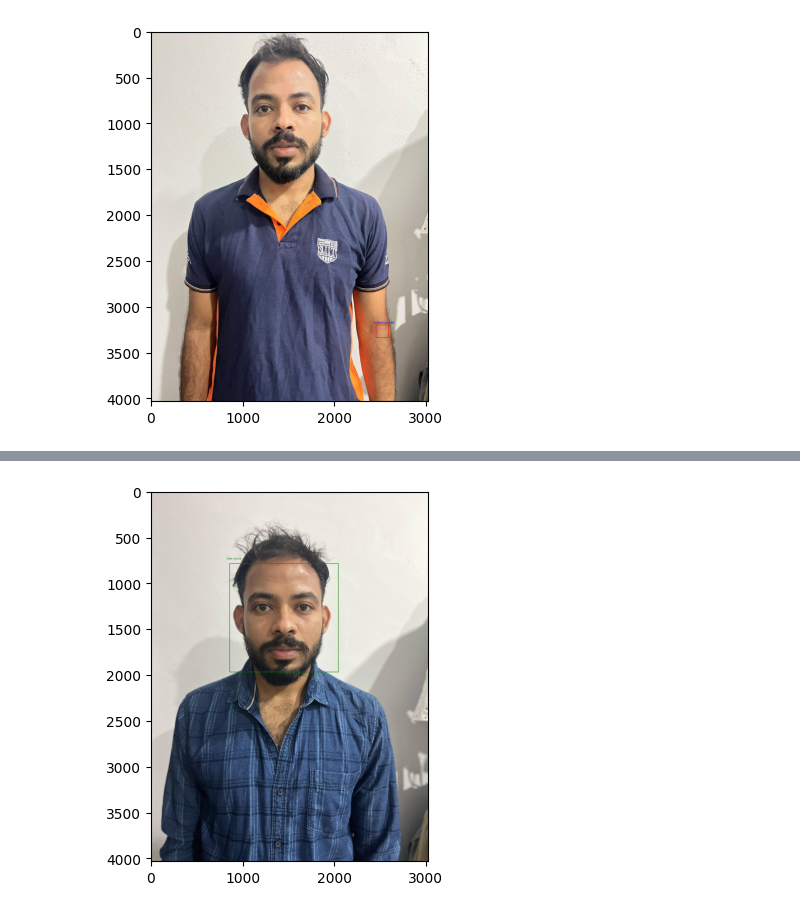
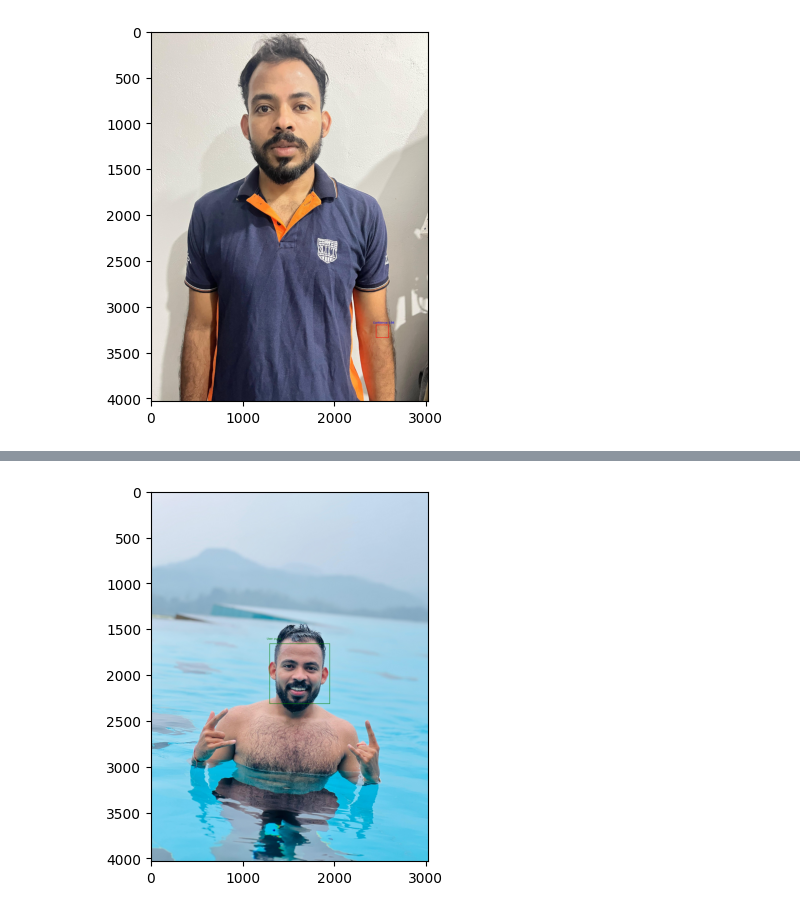
Before and after one commit to purnalakshitha99/user-verification-service, a Jupyter notebook: face_recogntion.ipynb, the cells around one changed output, grey strips where cells are left out. Cells and saved outputs as stored; diff of their text form; code cells hidden in the pictures.

```diff
--- a/face_recogntion.ipynb
+++ b/face_recogntion.ipynb
@@ -398,7 +396,7 @@ Retrieve Facial Areas : [(888, 377, 1121, 1121), (2868, 2149, 73, 73), (2446, 32
 # %%
-verify_and_visualize_user("purna", 'data/test_images/purna (11).jpg')
+verify_and_visualize_user("purna", 'data/test_images/purna 99.jpg')
 # %% [output]
-[figure, old version]
+[figure, new version]
 # %%
 verify_and_visualize_user_realtime("purna")
 # %% [output]
```
Also changed, not shown: parts of 4 cells of this notebook.
